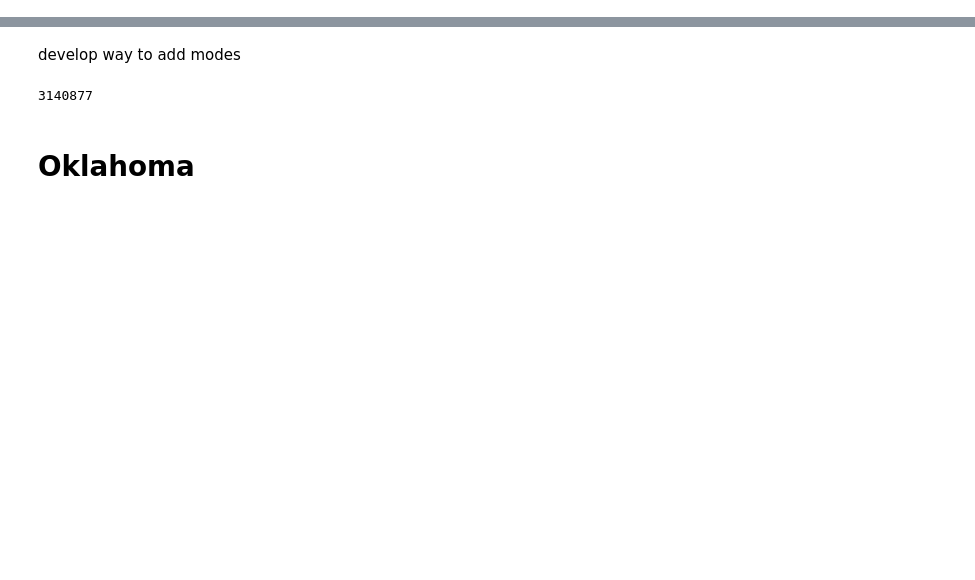
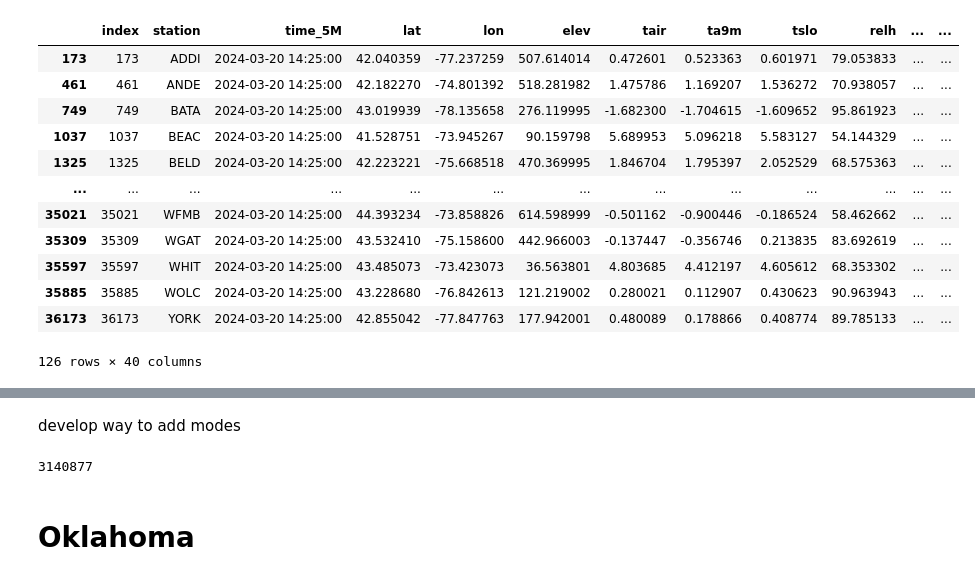
Before and after one commit to shmaronshmevans/nwp_bias, a Jupyter notebook: src/landtype/notebooks/avg_30km.ipynb, the cells around one changed output, grey strips where cells are left out. Saved outputs shown, nothing was run; the diff lists cells and outputs as text; code cells hidden in the pictures; blank space fills up the shorter version.

```diff
--- a/src/landtype/notebooks/avg_30km.ipynb
+++ b/src/landtype/notebooks/avg_30km.ipynb
@@ -29,6 +32,22 @@ ny_df = most_recent_mesonet_time.most_recent_time(ny_df, ny_mesonet_data_path)
 # %%
 ny_df_lons = ny_df["lon"].to_list()
 ny_df_lats = ny_df["lat"].to_list()
+# %%
+ny_df
+# %% [output]
+|  | index | station | time_5M | lat | lon | elev | tair | ta9m | tslo | relh | ... | ... |
+| 173 | 173 | ADDI | 2024-03-20 14:25:00 | 42.040359 | -77.237259 | 507.614014 | 0.472601 | 0.523363 | 0.601971 | 79.053833 | ... | ... |
+| 461 | 461 | ANDE | 2024-03-20 14:25:00 | 42.182270 | -74.801392 | 518.281982 | 1.475786 | 1.169207 | 1.536272 | 70.938057 | ... | ... |
+| 749 | 749 | BATA | 2024-03-20 14:25:00 | 43.019939 | -78.135658 | 276.119995 | -1.682300 | -1.704615 | -1.609652 | 95.861923 | ... | ... |
+| 1037 | 1037 | BEAC | 2024-03-20 14:25:00 | 41.528751 | -73.945267 | 90.159798 | 5.689953 | 5.096218 | 5.583127 | 54.144329 | ... | ... |
+| 1325 | 1325 | BELD | 2024-03-20 14:25:00 | 42.223221 | -75.668518 | 470.369995 | 1.846704 | 1.795397 | 2.052529 | 68.575363 | ... | ... |
+| ... | ... | ... | ... | ... | ... | ... | ... | ... | ... | ... | ... | ... |
+| 35021 | 35021 | WFMB | 2024-03-20 14:25:00 | 44.393234 | -73.858826 | 614.598999 | -0.501162 | -0.900446 | -0.186524 | 58.462662 | ... | ... |
+| 35309 | 35309 | WGAT | 2024-03-20 14:25:00 | 43.532410 | -75.158600 | 442.966003 | -0.137447 | -0.356746 | 0.213835 | 83.692619 | ... | ... |
+| 35597 | 35597 | WHIT | 2024-03-20 14:25:00 | 43.485073 | -73.423073 | 36.563801 | 4.803685 | 4.412197 | 4.605612 | 68.353302 | ... | ... |
+| 35885 | 35885 | WOLC | 2024-03-20 14:25:00 | 43.228680 | -76.842613 | 121.219002 | 0.280021 | 0.112907 | 0.430623 | 90.963943 | ... | ... |
+| 36173 | 36173 | YORK | 2024-03-20 14:25:00 | 42.855042 | -77.847763 | 177.942001 | 0.480089 | 0.178866 | 0.408774 | 89.785133 | ... | ... |
+126 rows × 40 columns
 # %%
 # # create a dataframe of mesonet data ok
 # ok_df = pd.read_csv(ok_mesonet_data_path)
```
Also changed, not shown: parts of 51 cells of this notebook, 21 other files.
